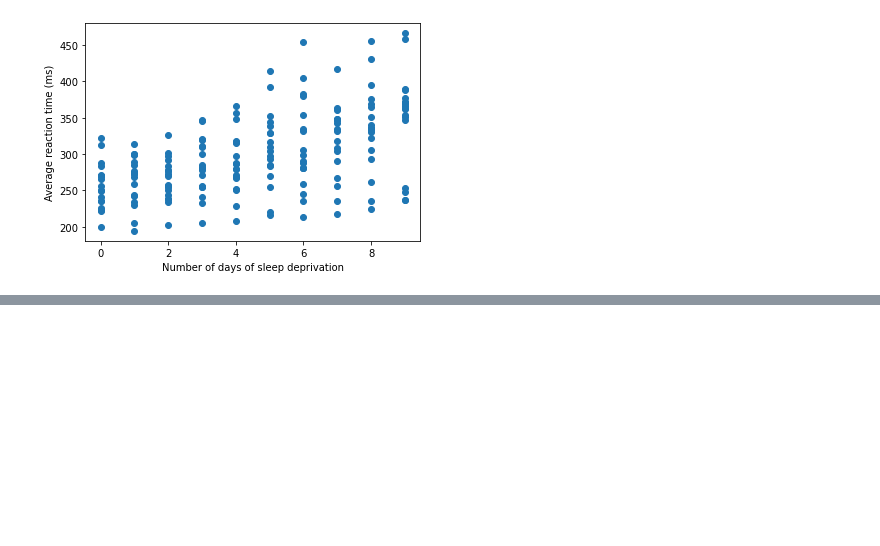
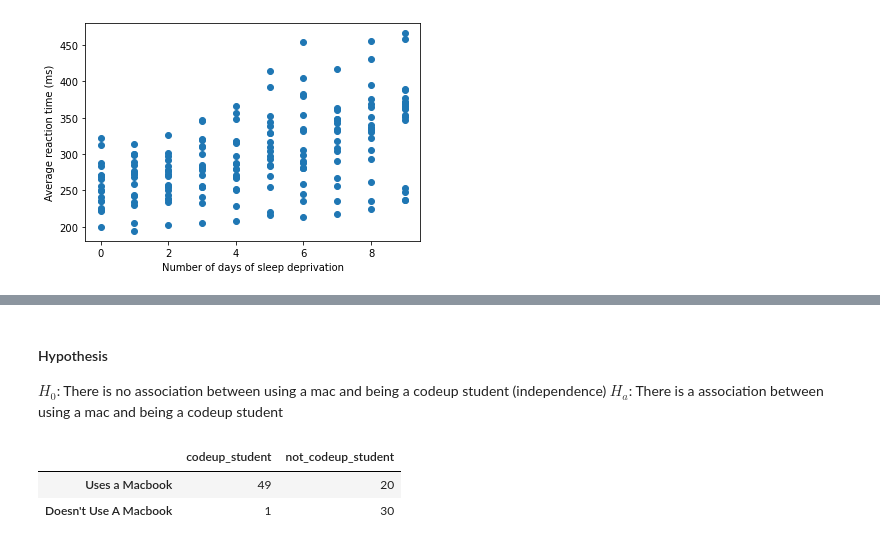
Before and after one commit to Olivert75/statistics-exercises, a Jupyter notebook: hypothesis_testing.ipynb, the cells around one changed output, grey strips where cells are left out. Drawn from its saved outputs; the diff is of its cells as text; code cells hidden in the pictures; blank space fills up the shorter version.

```diff
--- a/hypothesis_testing.ipynb
+++ b/hypothesis_testing.ipynb
@@ -603,0 +601,4 @@ Use the data from the employees database to answer these questions:
+# %% [markdown]
+#### Hypothesis
+$H_0$: There is no association between using a mac and being a codeup student (independence)
+$H_a$: There is a association between using a mac and being a codeup student
@@ -603,0 +608,11 @@ Use the data from the employees database to answer these questions:
+# %%
+#Create the data frame for table above
+data = {'codeup_student':[49, 1],
+        'not_codeup_student':[20, 30]}
+observed_df = pd.DataFrame(data, index =['Uses a Macbook',
+                                'Doesn\'t Use A Macbook'])
+observed_df
+# %% [output]
+|  | codeup_student | not_codeup_student |
+| Uses a Macbook | 49 | 20 |
+| Doesn't Use A Macbook | 1 | 30 |
```
Also changed, not shown: parts of 13 cells of this notebook.
